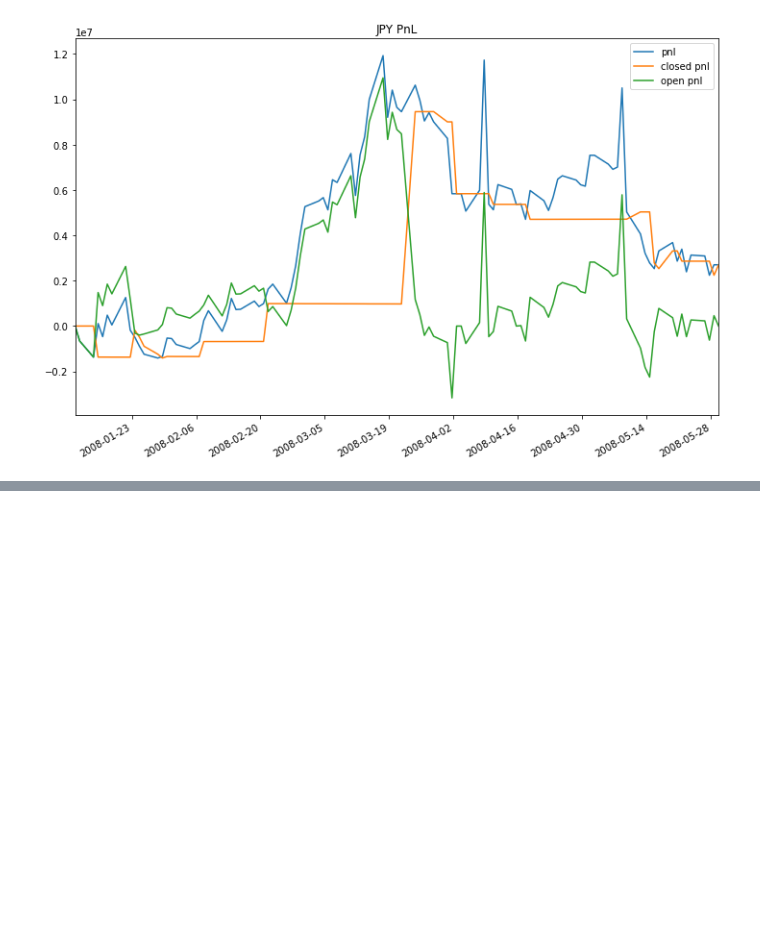
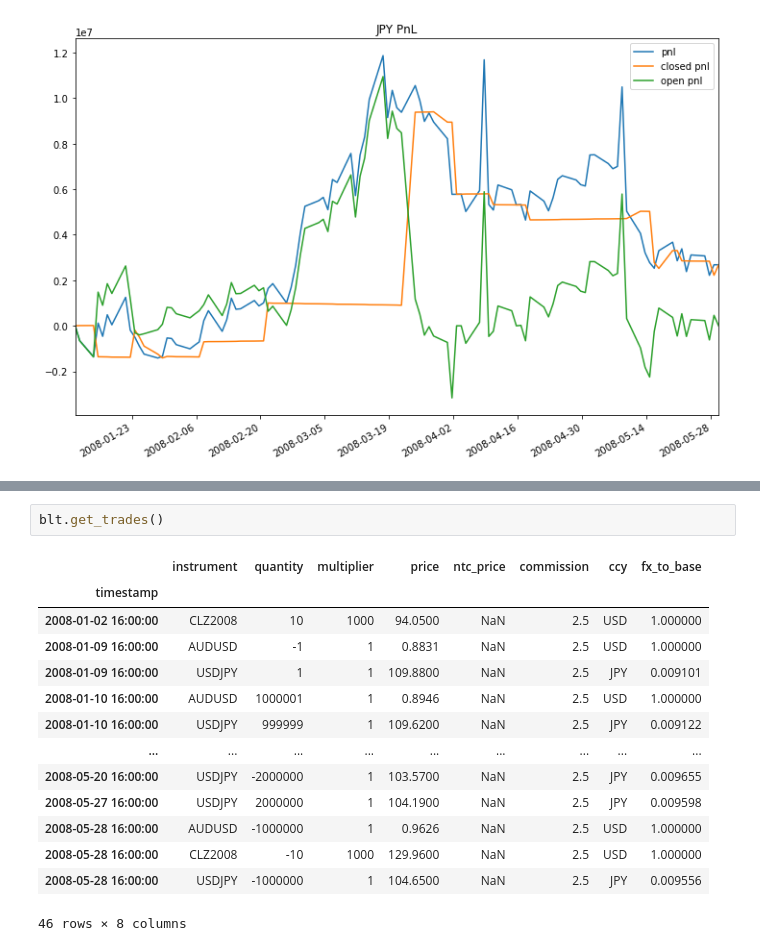
Before and after one commit to matthewgilbert/blotter, a Jupyter notebook: examples/tutorial.ipynb, the cells around one changed output, grey strips where cells are left out. Saved outputs shown, nothing was run; the diff lists cells and outputs as text; blank space fills up the shorter version.

```diff
--- a/examples/tutorial.ipynb
+++ b/examples/tutorial.ipynb
@@ -147 +147,18 @@ blt.event_log[-10:]
  'PNL|{"timestamp": "2008-05-29 16:00:00", "prices": {}}']
+# %%
+blt.get_trades()
+# %% [output]
+|  | instrument | quantity | multiplier | price | ntc_price | commission | ccy | fx_to_base |
+| timestamp |  |  |  |  |  |  |  |  |
+| 2008-01-02 16:00:00 | CLZ2008 | 10 | 1000 | 94.0500 | NaN | 2.5 | USD | 1.000000 |
+| 2008-01-09 16:00:00 | AUDUSD | -1 | 1 | 0.8831 | NaN | 2.5 | USD | 1.000000 |
+| 2008-01-09 16:00:00 | USDJPY | 1 | 1 | 109.8800 | NaN | 2.5 | JPY | 0.009101 |
+| 2008-01-10 16:00:00 | AUDUSD | 1000001 | 1 | 0.8946 | NaN | 2.5 | USD | 1.000000 |
+| 2008-01-10 16:00:00 | USDJPY | 999999 | 1 | 109.6200 | NaN | 2.5 | JPY | 0.009122 |
+| ... | ... | ... | ... | ... | ... | ... | ... | ... |
+| 2008-05-20 16:00:00 | USDJPY | -2000000 | 1 | 103.5700 | NaN | 2.5 | JPY | 0.009655 |
+| 2008-05-27 16:00:00 | USDJPY | 2000000 | 1 | 104.1900 | NaN | 2.5 | JPY | 0.009598 |
+| 2008-05-28 16:00:00 | AUDUSD | -1000000 | 1 | 0.9626 | NaN | 2.5 | USD | 1.000000 |
+| 2008-05-28 16:00:00 | CLZ2008 | -10 | 1000 | 129.9600 | NaN | 2.5 | USD | 1.000000 |
+| 2008-05-28 16:00:00 | USDJPY | -1000000 | 1 | 104.6500 | NaN | 2.5 | JPY | 0.009556 |
+46 rows × 8 columns
```
Also changed, not shown: parts of 2 cells of this notebook, 5 other files.
